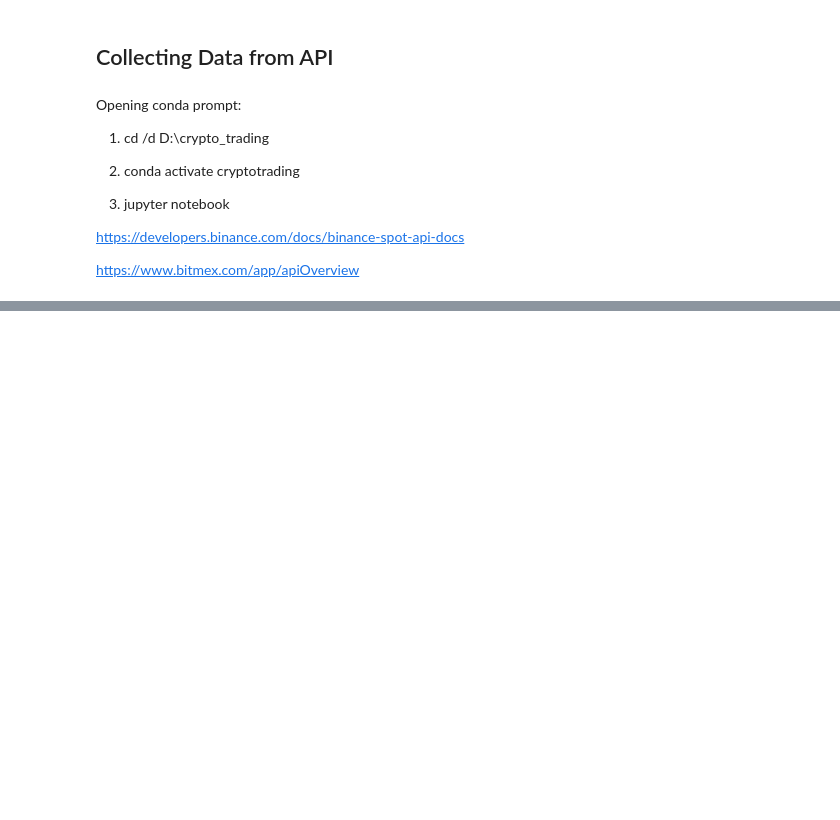
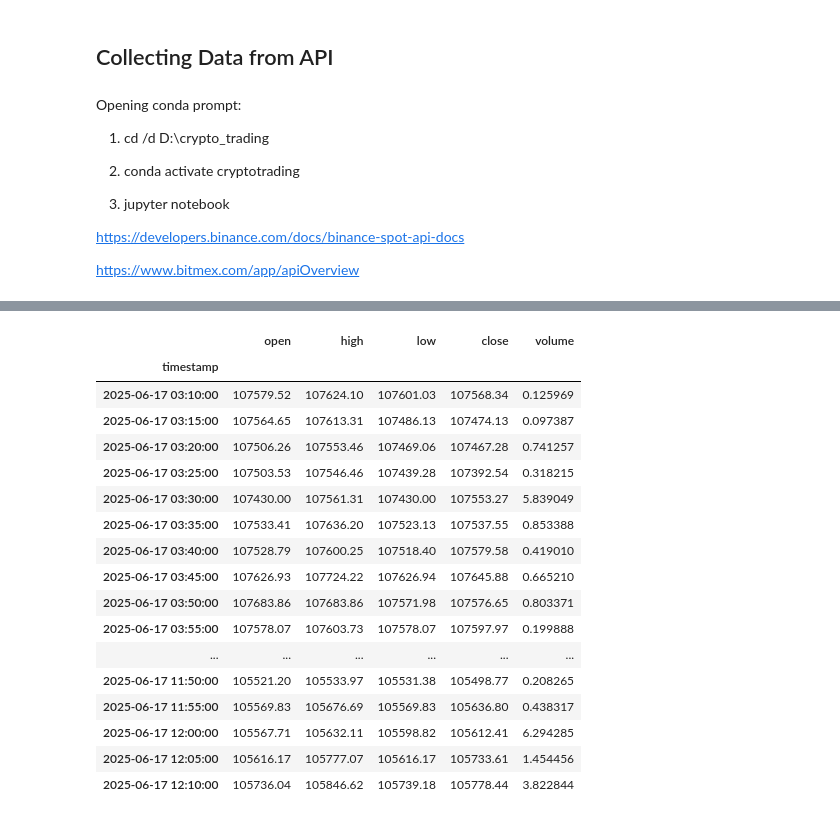
Before and after one commit to Namrota/crypto_backtesting, a Jupyter notebook: crypto_backtesting_v1.ipynb, the cells around one changed output, grey strips where cells are left out. Cells and saved outputs as stored; diff of their text form; code cells hidden in the pictures; blank space fills up the shorter version.

```diff
--- a/crypto_backtesting_v1.ipynb
+++ b/crypto_backtesting_v1.ipynb
@@ -46,0 +79,25 @@ Choose the program mode (data / backtest / optimize):  data
+# %%
+#import and format the data
+h5_db= Hdf5Client("Coinbase")
+data= h5_db.get_data("BTC-USDT", from_time= 0, to_time= int(time.time() * 1000))
+data= resample_timeframe(data, "5m")
+data
+# %% [output]
+|  | open | high | low | close | volume |
+| timestamp |  |  |  |  |  |
+| 2025-06-17 03:10:00 | 107579.52 | 107624.10 | 107601.03 | 107568.34 | 0.125969 |
+| 2025-06-17 03:15:00 | 107564.65 | 107613.31 | 107486.13 | 107474.13 | 0.097387 |
+| 2025-06-17 03:20:00 | 107506.26 | 107553.46 | 107469.06 | 107467.28 | 0.741257 |
+| 2025-06-17 03:25:00 | 107503.53 | 107546.46 | 107439.28 | 107392.54 | 0.318215 |
+| 2025-06-17 03:30:00 | 107430.00 | 107561.31 | 107430.00 | 107553.27 | 5.839049 |
+| 2025-06-17 03:35:00 | 107533.41 | 107636.20 | 107523.13 | 107537.55 | 0.853388 |
+| 2025-06-17 03:40:00 | 107528.79 | 107600.25 | 107518.40 | 107579.58 | 0.419010 |
+| 2025-06-17 03:45:00 | 107626.93 | 107724.22 | 107626.94 | 107645.88 | 0.665210 |
+| 2025-06-17 03:50:00 | 107683.86 | 107683.86 | 107571.98 | 107576.65 | 0.803371 |
+| 2025-06-17 03:55:00 | 107578.07 | 107603.73 | 107578.07 | 107597.97 | 0.199888 |
+| ... | ... | ... | ... | ... | ... |
+| 2025-06-17 11:50:00 | 105521.20 | 105533.97 | 105531.38 | 105498.77 | 0.208265 |
+| 2025-06-17 11:55:00 | 105569.83 | 105676.69 | 105569.83 | 105636.80 | 0.438317 |
+| 2025-06-17 12:00:00 | 105567.71 | 105632.11 | 105598.82 | 105612.41 | 6.294285 |
+| 2025-06-17 12:05:00 | 105616.17 | 105777.07 | 105616.17 | 105733.61 | 1.454456 |
+| 2025-06-17 12:10:00 | 105736.04 | 105846.62 | 105739.18 | 105778.44 | 3.822844 |
```
Also changed, not shown: parts of 5 cells of this notebook.
